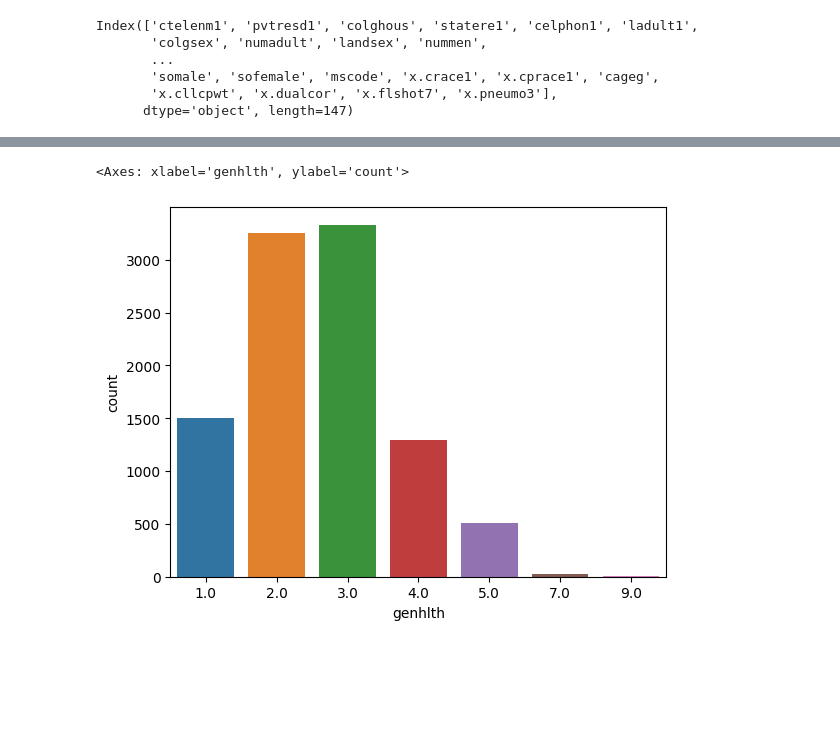
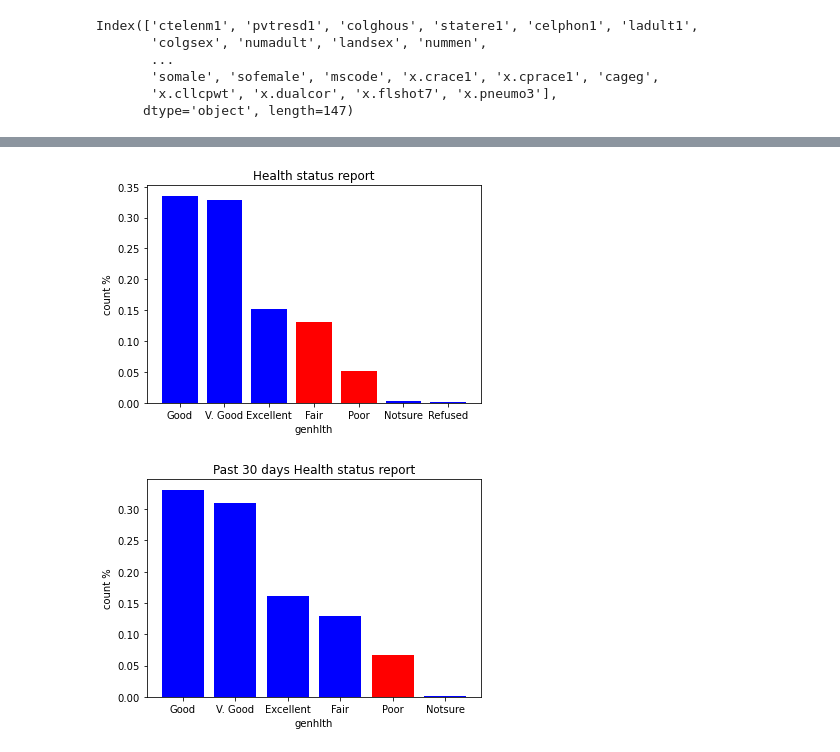
Before and after one commit to iam-neelesh8/BRFSS_Analysis, a Jupyter notebook: notebooks/BRFSS_EDA.ipynb, the cells around one changed output, grey strips where cells are left out. Saved outputs shown, nothing was run; the diff lists cells and outputs as text; code cells hidden in the pictures; blank space fills up the shorter version.

```diff
--- a/notebooks/BRFSS_EDA.ipynb
+++ b/notebooks/BRFSS_EDA.ipynb
@@ -147,5 +180,71 @@ Name: genhlth, dtype: float64
 # %%
-sns.countplot(df_Indiana_Health, x="genhlth")
+# sns.countplot(data=df_IN_Health, x="genhlth")
-# %% [output]
-<Axes: xlabel='genhlth', ylabel='count'>
-[figure, removed]
+# %%
+genhlth_dict = dict(df_IN_Health['genhlth'].value_counts()/len(df_IN_Health))
+genhlth_key = {1.0 :'Excellent', 2.0:'V. Good', 3.0:'Good', 4.0:'Fair', 5.0:'Poor', 7.0:'Notsure', 9.0:'Refused'}
+# print(genhlth_key)
+# print(genhlth_dict)
+
+new_dict = {}
+for i in genhlth_dict:
+    new_dict[genhlth_key[i]] = genhlth_dict[i]
+# print('\nUpdated dict:', new_dict)
+
+import matplotlib.pyplot as plt
+names = list(new_dict.keys())
+values = list(new_dict.values())
+
+colors = ['red' if ((xi == 'Fair') or (xi == 'Poor')) else 'blue' for xi in names]
+
+# Create a figure and axis object
+fig, ax = plt.subplots()
+
+# Plot the bars with different colors
+ax.bar(names, values, color=colors)
+
+# Set the labels and title
+ax.set_xlabel('genhlth')
+ax.set_ylabel('count %')
+ax.set_title('Health status report')
+
+# Show the plot
+plt.show()
+# %% [output]
+[figure, added]
+# %%
+df_IN_Health_30 = df_IN_Health[(df_IN_Health['iyear']==2021) & (df_IN_Health['imonth']==12)]
+
+genhlth_dict = dict(df_IN_Health_30['genhlth'].value_counts()/len(df_IN_Health_30))
+genhlth_key = {1.0 :'Excellent', 2.0:'V. Good', 3.0:'Good', 4.0:'Fair', 5.0:'Poor', 7.0:'Notsure', 9.0:'Refused'}
+# print(genhlth_key)
+# print(genhlth_dict)
+
+new_dict = {}
+for i in genhlth_dict:
+    new_dict[genhlth_key[i]] = genhlth_dict[i]
+# print('\nUpdated dict:', new_dict)
+
+import matplotlib.pyplot as plt
+names = list(new_dict.keys())
+values = list(new_dict.values())
+
+colors = ['red' if (xi == 'Poor') else 'blue' for xi in names]
+
+# Create a figure and axis object
+fig, ax = plt.subplots()
+
+# Plot the bars
+bars = ax.bar(names, values)
+
+# Plot the bars with different colors
+ax.bar(names, values, color=colors)
+
+# Set the labels and title
+ax.set_xlabel('genhlth')
+ax.set_ylabel('count %')
+ax.set_title('Past 30 days Health status report')
+
+# Show the plot
+plt.show()
+# %% [output]
+[figure, added]
```
Also changed, not shown: parts of 27 cells of this notebook.
